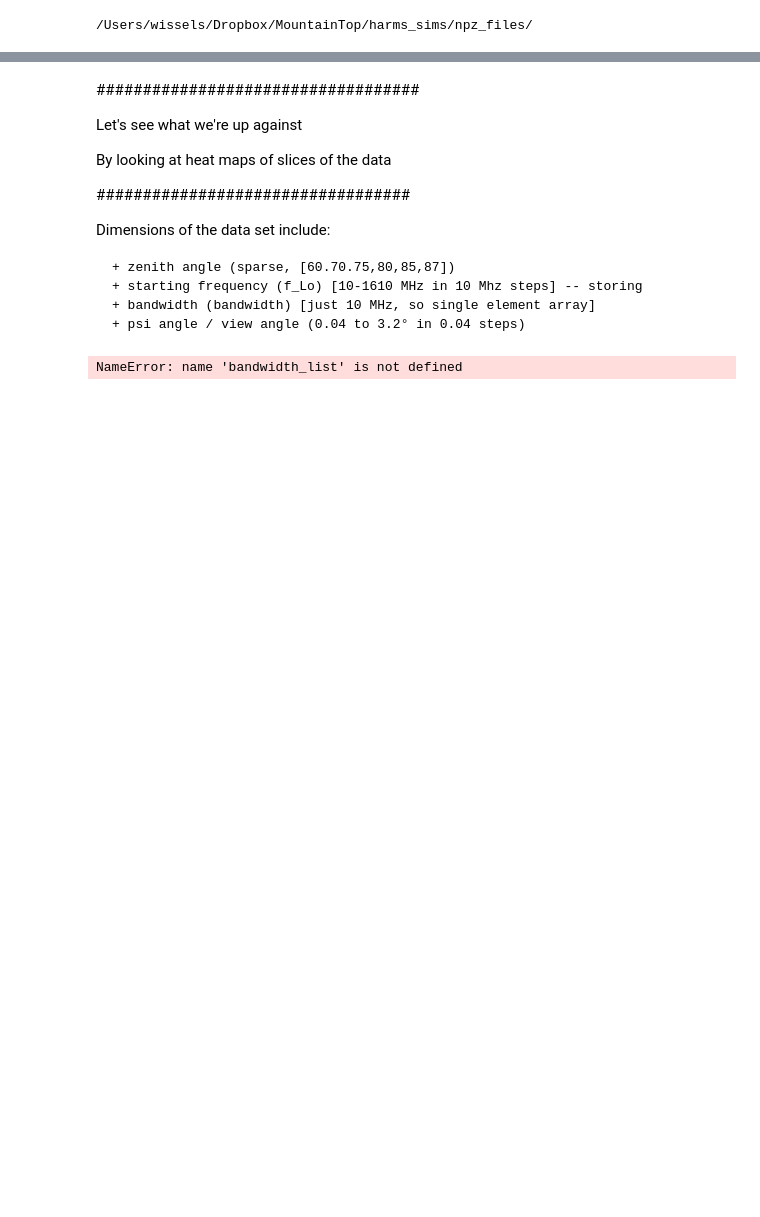
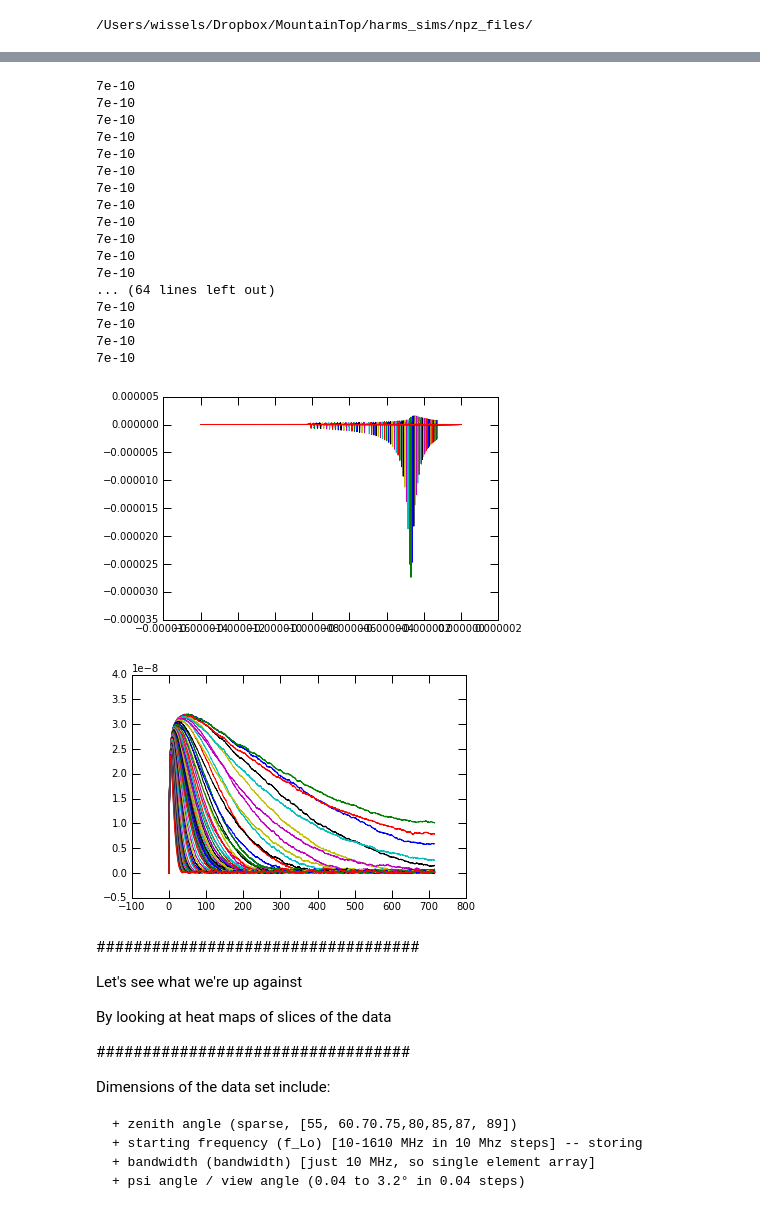
Before and after one commit to swissel/nutau_acceptance, a Jupyter notebook: 03_Detector/2D Interpolated Efields.ipynb, the cells around one changed output, grey strips where cells are left out. Drawn from its saved outputs; the diff is of its cells as text; code cells hidden in the pictures; blank space fills up the shorter version.

```diff
--- a/03_Detector/2D Interpolated Efields.ipynb
+++ b/03_Detector/2D Interpolated Efields.ipynb
@@ -84 +96,39 @@ def efield_vs_angle(h, z, f_Lo_list, bandwidth):
+# %%
+off_angle_array = np.arange(0.0,80*0.04, 0.04)
+i_off_angle_array = range(0, len(off_angle_array))
+for i_offangle in i_off_angle_array:
+    efield_td, efield_fd = read_npz_files(35,89)
+    efield = efield_td[i_offangle]['y_v_per_m']
+    time = efield_td[i_offangle]['time_s']
+
+    pyp.figure(1)
+    pyp.plot(time, efield)
+
+    time -= time[0]
+    dt = np.abs(time[1]-time[0])
+    E_fft = np.fft.rfft(efield)*dt*1.e6 # use dt in µs so that fft is in units of V/m/MHz
+    fr = np.fft.rfftfreq(len(efield), dt*1.e6) # frequencies in MHz
+
+    pyp.figure(2)
+    pyp.plot(fr, np.abs(E_fft))
+# %% [output]
+7e-10
+7e-10
+7e-10
+7e-10
+7e-10
+7e-10
+7e-10
+7e-10
+7e-10
+7e-10
+7e-10
+7e-10
+... (64 lines left out)
+7e-10
+7e-10
+7e-10
+7e-10
+[figure, added]
+[figure, added]
 # %%
@@ -110,15 +160,10 @@ epeak_array = np.array(epeak_array)
 
 Dimensions of the data set include:
 
-    + zenith angle (sparse, [60.70.75,80,85,87])
+    + zenith angle (sparse, [55, 60.70.75,80,85,87, 89])
     + starting frequency (f_Lo) [10-1610 MHz in 10 Mhz steps] -- storing
     + bandwidth (bandwidth) [just 10 MHz, so single element array]
     + psi angle / view angle (0.04 to 3.2° in 0.04 steps)
-# %%
-print (len(zenith_list), len(f_Lo_list), len(bandwidth_list), len(psi_list))
-print np.shape(epeak_array)
-# %% [output]
-NameError: name 'bandwidth_list' is not defined
 # %%
 def epeak_zenith_angle_slice(i_ze, epeak_array):
     return epeak_array[i_ze,:, :]
```
Also changed, not shown: parts of 29 cells of this notebook, 5 other files.
